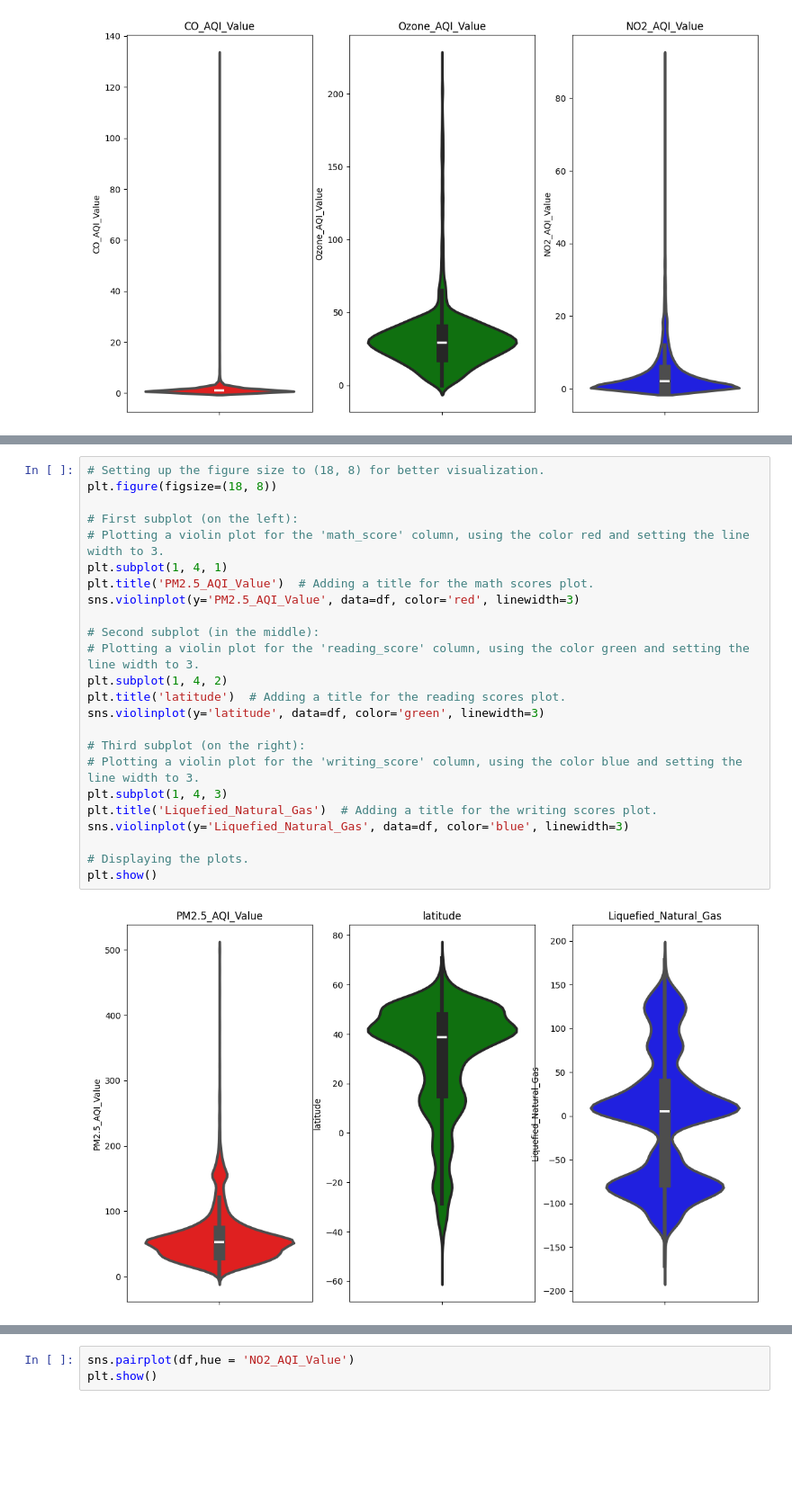
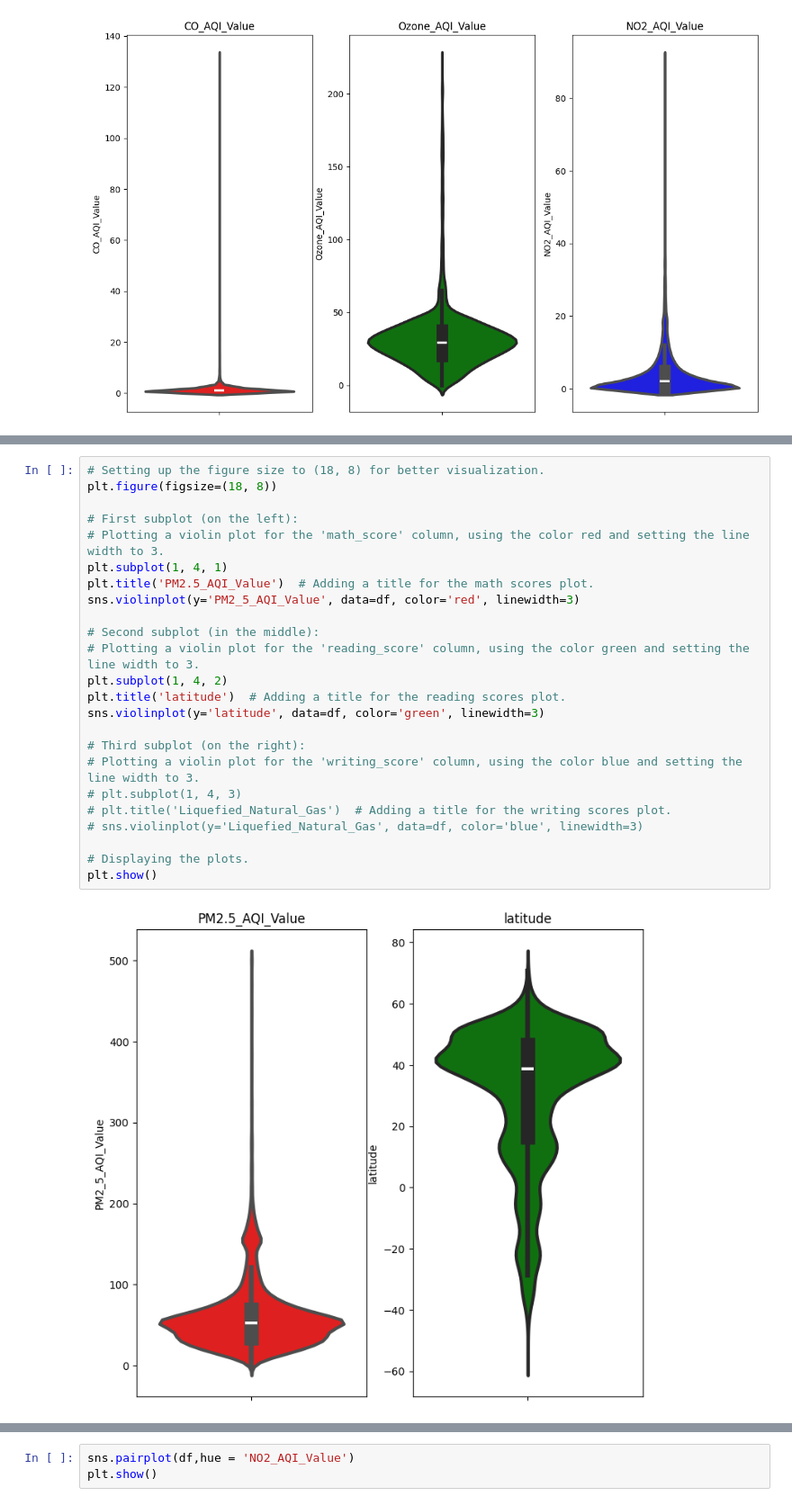
Before and after one commit to rishabh6900/MLP03, a Jupyter notebook: notebook/Eda.ipynb, the cells around one changed output, grey strips where cells are left out. Shown at 90% size. Drawn from its saved outputs; the diff is of its cells as text; blank space fills up the shorter version.

```diff
--- a/notebook/Eda.ipynb
+++ b/notebook/Eda.ipynb
@@ -253,29 +254,29 @@ df.head()
 # %%
 # Setting up the figure size to (18, 8) for better visualization.
 plt.figure(figsize=(18, 8))
 
 # First subplot (on the left):
 # Plotting a violin plot for the 'math_score' column, using the color red and setting the line width to 3.
 plt.subplot(1, 4, 1)
 plt.title('PM2.5_AQI_Value')  # Adding a title for the math scores plot.
-sns.violinplot(y='PM2.5_AQI_Value', data=df, color='red', linewidth=3)
+sns.violinplot(y='PM2_5_AQI_Value', data=df, color='red', linewidth=3)
 
 # Second subplot (in the middle):
 # Plotting a violin plot for the 'reading_score' column, using the color green and setting the line width to 3.
 plt.subplot(1, 4, 2)
 plt.title('latitude')  # Adding a title for the reading scores plot.
 sns.violinplot(y='latitude', data=df, color='green', linewidth=3)
 
 # Third subplot (on the right):
 # Plotting a violin plot for the 'writing_score' column, using the color blue and setting the line width to 3.
-plt.subplot(1, 4, 3)
-plt.title('Liquefied_Natural_Gas')  # Adding a title for the writing scores plot.
-sns.violinplot(y='Liquefied_Natural_Gas', data=df, color='blue', linewidth=3)
+# plt.subplot(1, 4, 3)
+# plt.title('Liquefied_Natural_Gas')  # Adding a title for the writing scores plot.
+# sns.violinplot(y='Liquefied_Natural_Gas', data=df, color='blue', linewidth=3)
 
 # Displaying the plots.
 plt.show()
 # %% [output]
-[figure, old version]
+[figure, new version]
 # %%
 df.head()
 # %% [output]
```
Also changed, not shown: parts of 18 cells of this notebook, 11 other files.
